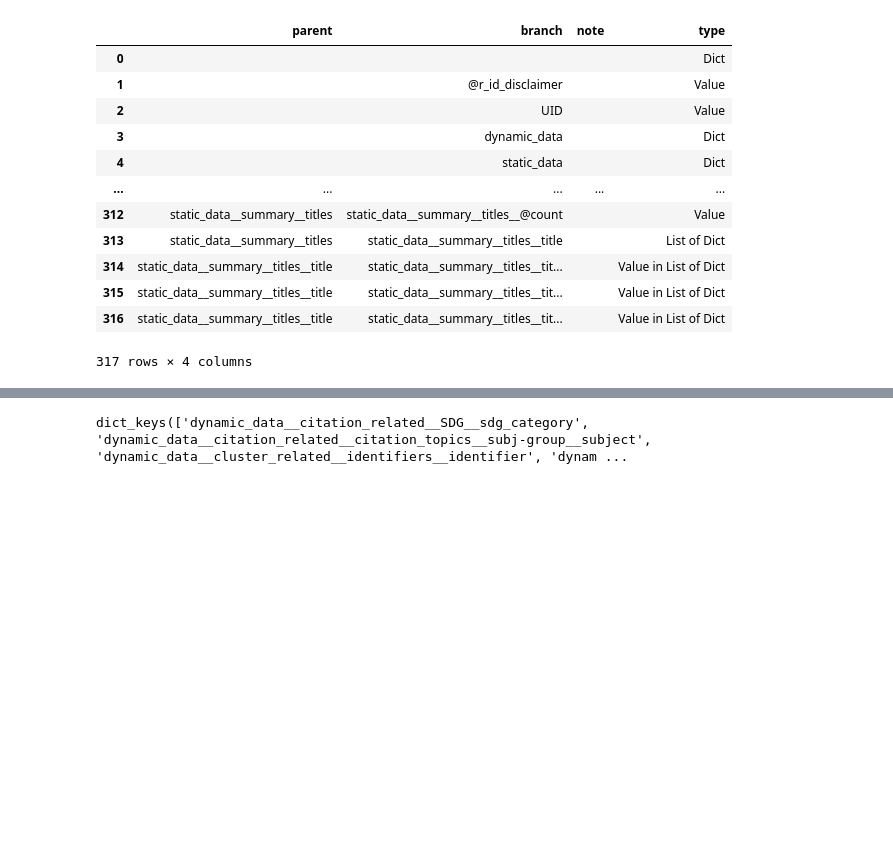
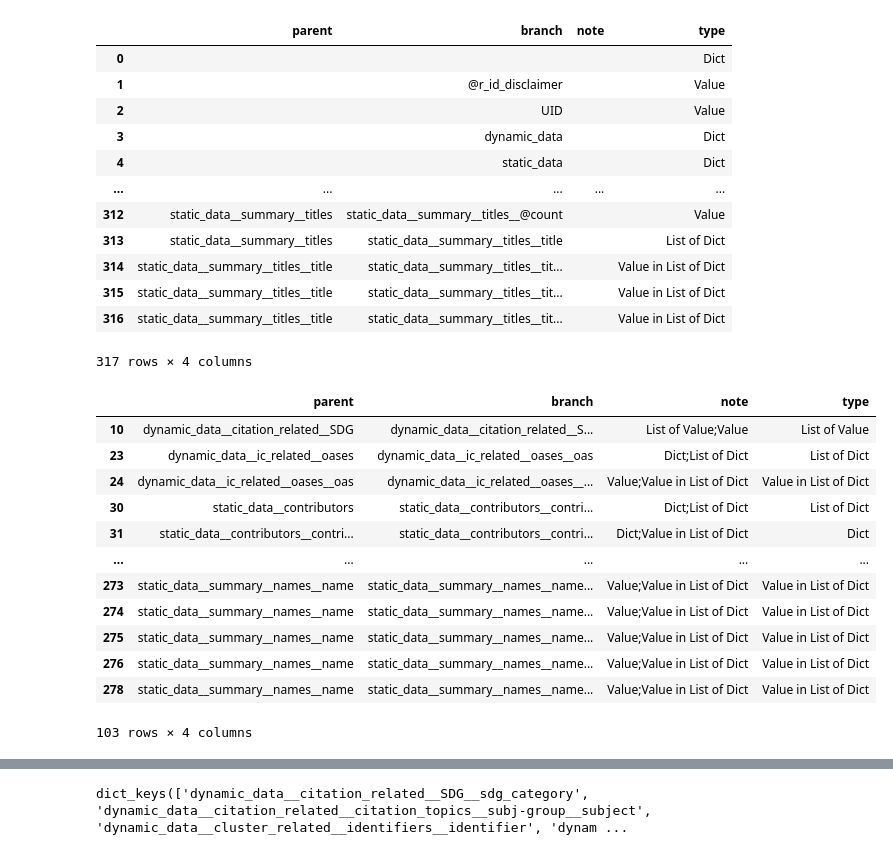
Before and after one commit to KISTI-GlobalRnD/KISTI_DB_Manager, a Jupyter notebook: 0.3.Sample_Code-WoS.ipynb, the cells around one changed output, grey strips where cells are left out. Drawn from its saved outputs; the diff is of its cells as text; code cells hidden in the pictures; blank space fills up the shorter version.

```diff
--- a/0.3.Sample_Code-WoS.ipynb
+++ b/0.3.Sample_Code-WoS.ipynb
@@ -106,6 +106,23 @@ key_pairs_df
 | 315 | static_data__summary__titles__title | static_data__summary__titles__tit... |  | Value in List of Dict |
 | 316 | static_data__summary__titles__title | static_data__summary__titles__tit... |  | Value in List of Dict |
 317 rows × 4 columns
+# %%
+msk = key_pairs_df['note'] != ''
+key_pairs_df[msk]
+# %% [output]
+|  | parent | branch | note | type |
+| 10 | dynamic_data__citation_related__SDG | dynamic_data__citation_related__S... | List of Value;Value | List of Value |
+| 23 | dynamic_data__ic_related__oases | dynamic_data__ic_related__oases__oas | Dict;List of Dict | List of Dict |
+| 24 | dynamic_data__ic_related__oases__oas | dynamic_data__ic_related__oases__... | Value;Value in List of Dict | Value in List of Dict |
+| 30 | static_data__contributors | static_data__contributors__contri... | Dict;List of Dict | List of Dict |
+| 31 | static_data__contributors__contri... | static_data__contributors__contri... | Dict;Value in List of Dict | Dict |
+| ... | ... | ... | ... | ... |
+| 273 | static_data__summary__names__name | static_data__summary__names__name... | Value;Value in List of Dict | Value in List of Dict |
+| 274 | static_data__summary__names__name | static_data__summary__names__name... | Value;Value in List of Dict | Value in List of Dict |
+| 275 | static_data__summary__names__name | static_data__summary__names__name... | Value;Value in List of Dict | Value in List of Dict |
+| 276 | static_data__summary__names__name | static_data__summary__names__name... | Value;Value in List of Dict | Value in List of Dict |
+| 278 | static_data__summary__names__name | static_data__summary__names__name... | Value;Value in List of Dict | Value in List of Dict |
+103 rows × 4 columns
 # %%
 sep = '__'
 origin = ''
```
Also changed, not shown: parts of 2 cells of this notebook, 3 other files.
